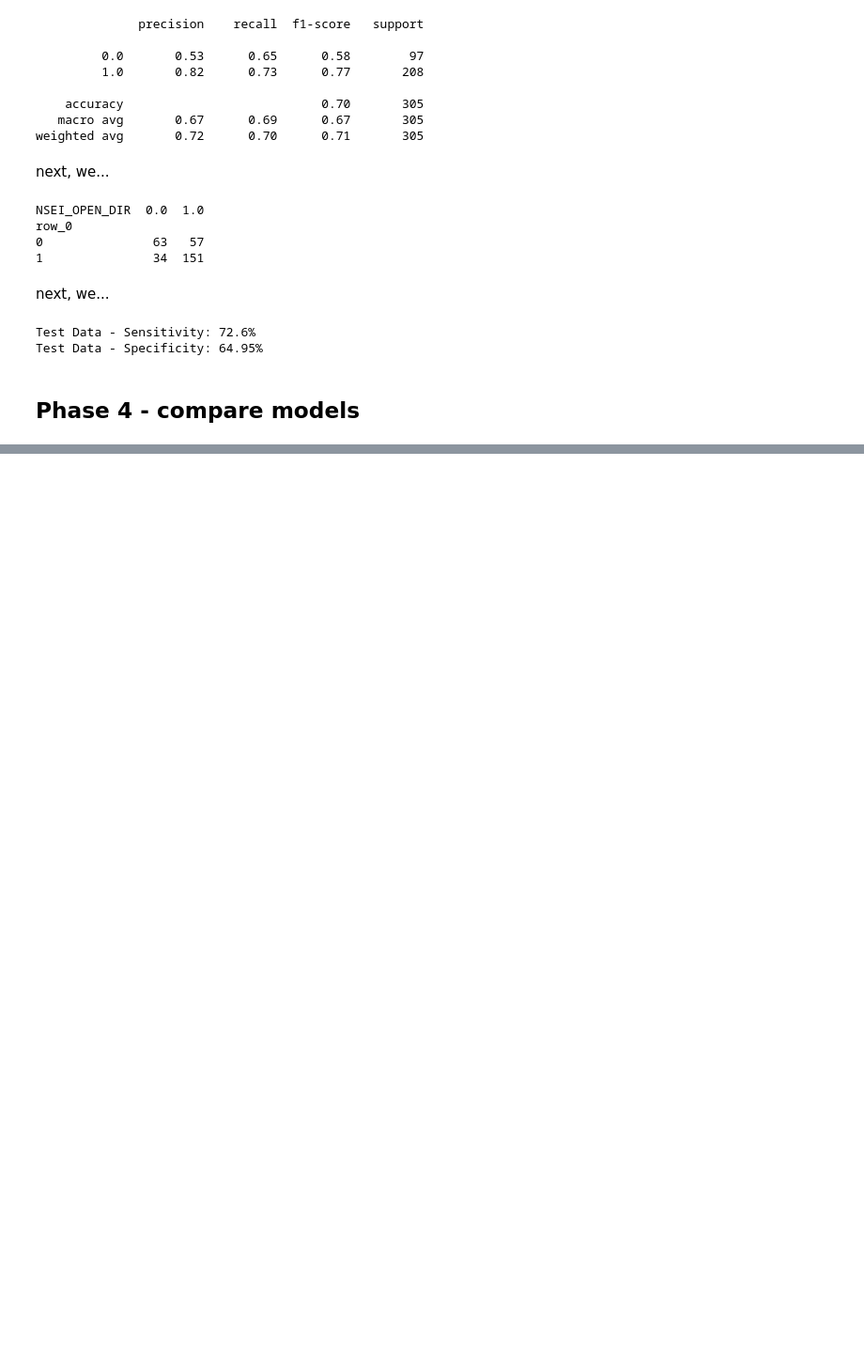
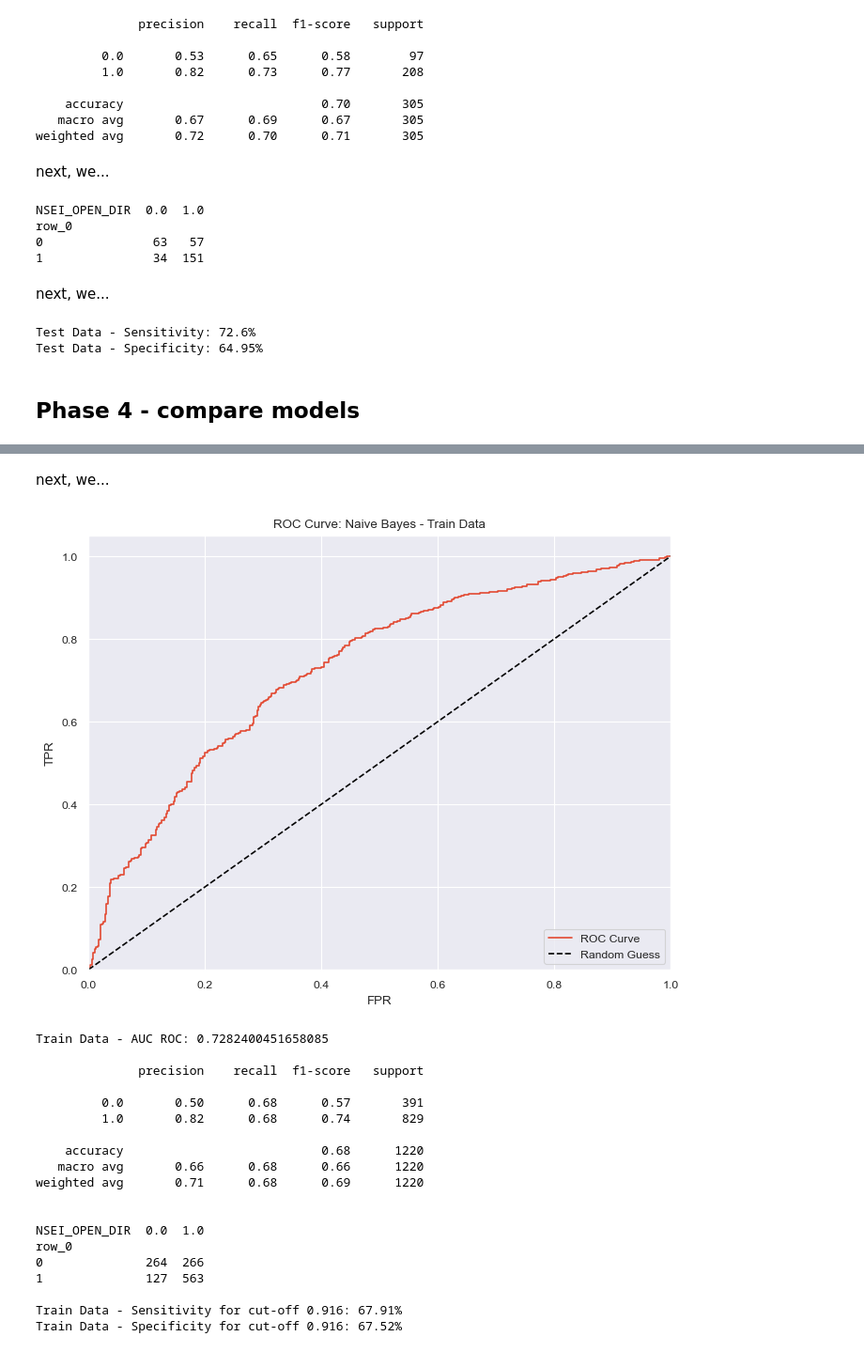
Before and after one commit to cowboysmall-courses/dsi-dsp, a Jupyter notebook: notebooks/report.ipynb, the cells around one changed output, grey strips where cells are left out. Shown at 94% size. Cells and saved outputs as stored; diff of their text form; code cells hidden in the pictures; blank space fills up the shorter version.

```diff
--- a/notebooks/report.ipynb
+++ b/notebooks/report.ipynb
@@ -655,0 +734,26 @@ Test Data - Specificity: 64.95%
+# %% [markdown]
+next, we...
+# %%
+model = GaussianNB()
+model_metrics(X_train, X_test, y_train, y_test, model, name = "Naive Bayes")
+# %% [output]
+[figure, added]
+Train Data - AUC ROC: 0.7282400451658085
+
+              precision    recall  f1-score   support
+
+         0.0       0.50      0.68      0.57       391
+         1.0       0.82      0.68      0.74       829
+
+    accuracy                           0.68      1220
+   macro avg       0.66      0.68      0.66      1220
+weighted avg       0.71      0.68      0.69      1220
+
+
+NSEI_OPEN_DIR  0.0  1.0
+row_0
+0              264  266
+1              127  563
+
+Train Data - Sensitivity for cut-off 0.916: 67.91%
+Train Data - Specificity for cut-off 0.916: 67.52%
```
Also changed, not shown: parts of 19 cells of this notebook, 21 other files.
